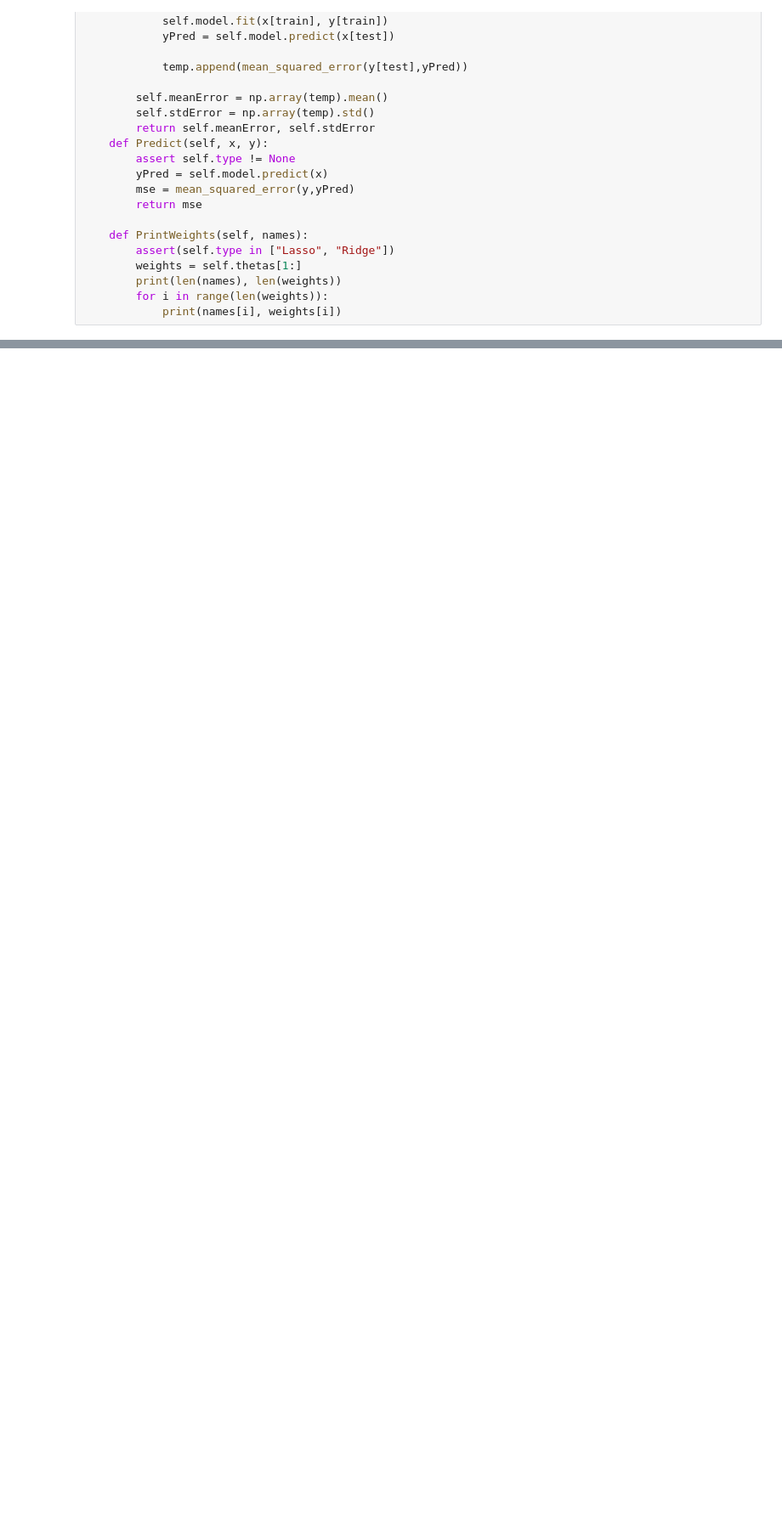
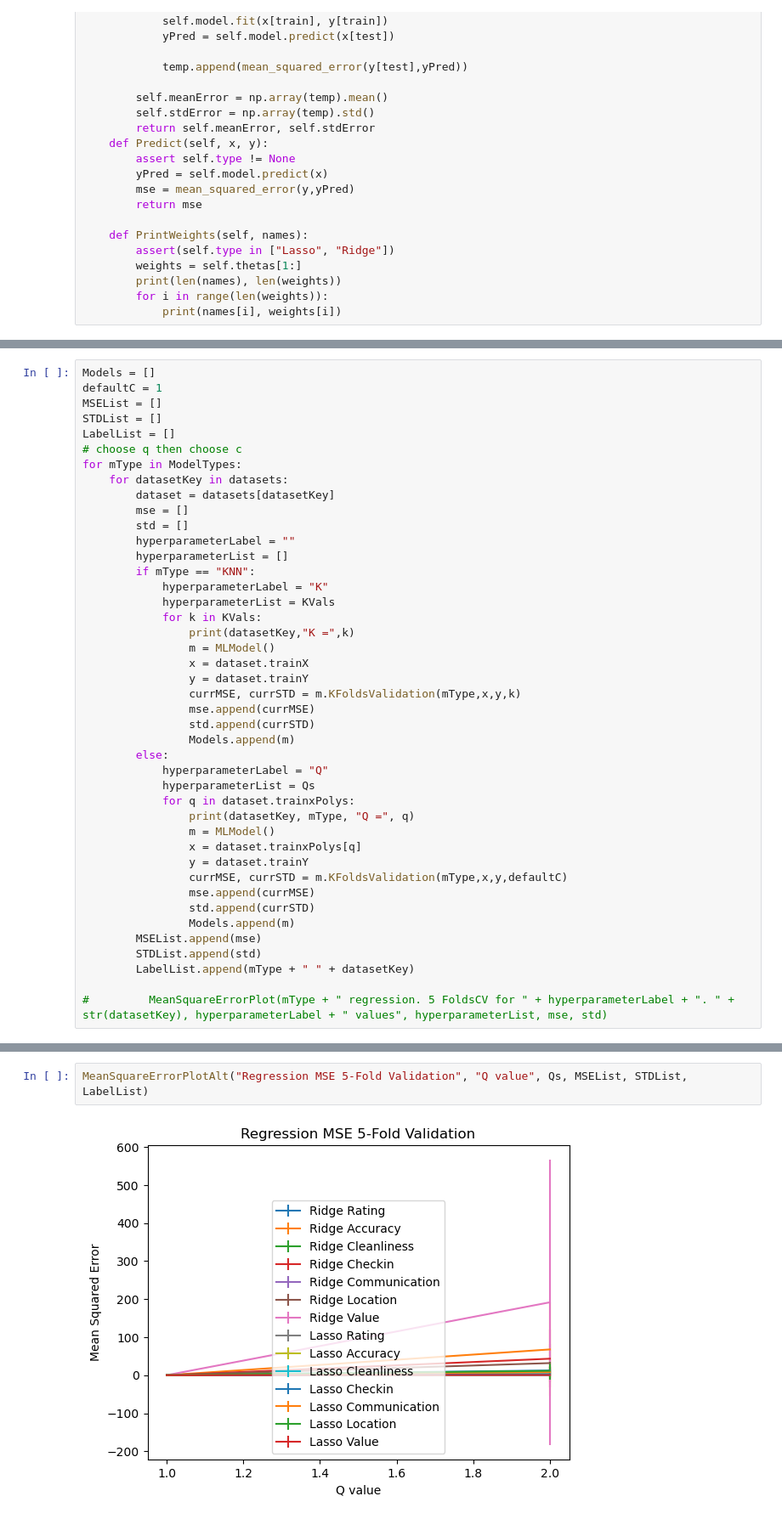
Before and after one commit to mradtke9019/AirBnb-ML, a Jupyter notebook: final.ipynb, the cells around one changed output, grey strips where cells are left out. Shown at 85% size. Saved outputs shown, nothing was run; the diff lists cells and outputs as text; blank space fills up the shorter version.

```diff
--- a/final.ipynb
+++ b/final.ipynb
@@ -229,0 +260,43 @@ listings.trainX
+# %%
+Models = []
+defaultC = 1
+MSEList = []
+STDList = []
+LabelList = []
+# choose q then choose c
+for mType in ModelTypes:
+    for datasetKey in datasets:
+        dataset = datasets[datasetKey]
+        mse = []
+        std = []
+        hyperparameterLabel = ""
+        hyperparameterList = []
+        if mType == "KNN":
+            hyperparameterLabel = "K"
+            hyperparameterList = KVals
+            for k in KVals:
+                print(datasetKey,"K =",k)
+                m = MLModel()
+                x = dataset.trainX
+                y = dataset.trainY
+                currMSE, currSTD = m.KFoldsValidation(mType,x,y,k)
+                mse.append(currMSE)
+                std.append(currSTD)
+                Models.append(m)
+        else:
+            hyperparameterLabel = "Q"
+            hyperparameterList = Qs
+            for q in dataset.trainxPolys:
+                print(datasetKey, mType, "Q =", q)
+                m = MLModel()
+                x = dataset.trainxPolys[q]
+                y = dataset.trainY
+                currMSE, currSTD = m.KFoldsValidation(mType,x,y,defaultC)
+                mse.append(currMSE)
+                std.append(currSTD)
+                Models.append(m)
+        MSEList.append(mse)
+        STDList.append(std)
+        LabelList.append(mType + " " + datasetKey)
+
+#         MeanSquareErrorPlot(mType + " regression. 5 FoldsCV for " + hyperparameterLabel + ". " + str(datasetKey), hyperparameterLabel + " values", hyperparameterList, mse, std)
@@ -229,0 +332,4 @@ listings.trainX
+# %%
+MeanSquareErrorPlotAlt("Regression MSE 5-Fold Validation", "Q value", Qs, MSEList, STDList, LabelList)
+# %% [output]
+[figure, added]
```
Also changed, not shown: parts of 15 cells of this notebook, 18 other files.
